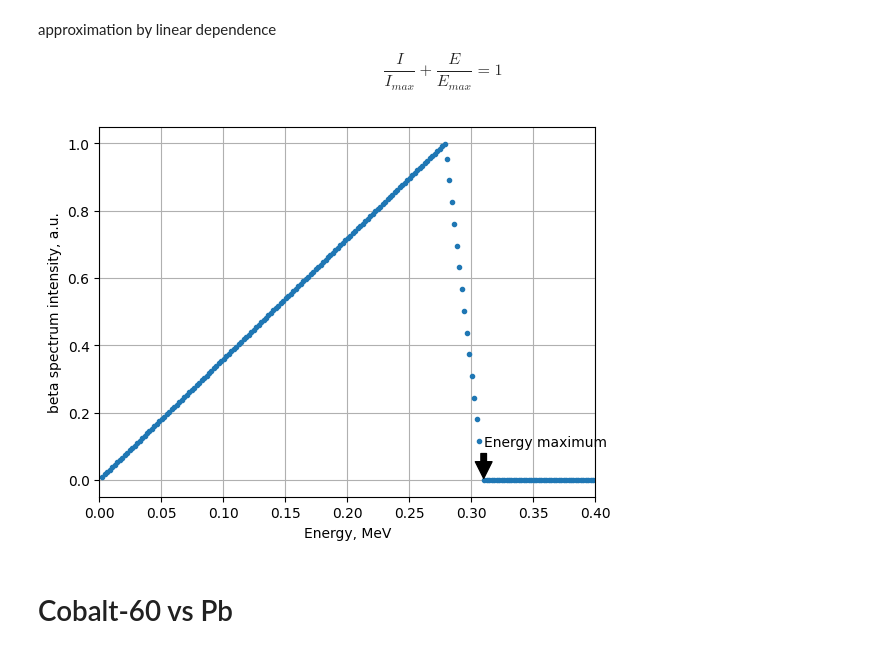
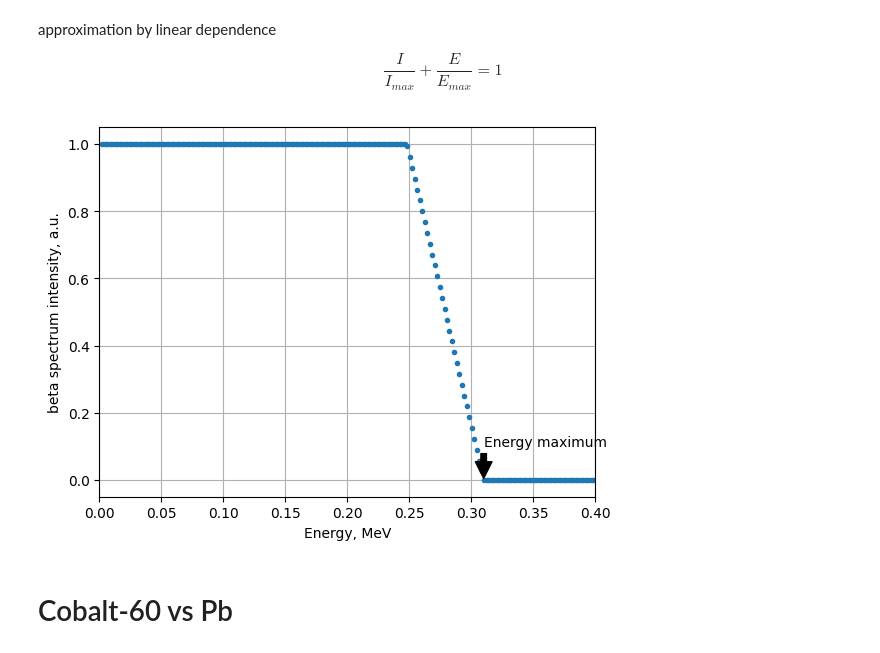
Before and after one commit to evgeny-kolonsky/Lab4, a Jupyter notebook: NU/Attenuation_model.ipynb, the cells around one changed output. Cells and saved outputs as stored; diff of their text form; code cells hidden in the pictures.

```diff
--- a/NU/Attenuation_model.ipynb
+++ b/NU/Attenuation_model.ipynb
@@ -332,47 +361,42 @@ $$
 \frac{I}{I_{max}} + \frac{E}{E_{max}} = 1
 $$
 # %%
-EMAX = 2.0 # MeV
-EMIN = 2.5e-3 #MeV
-N = 1000
-Espace = np.linspace(EMIN, EMAX, N)
-
 def zero_spectrum():
   I = Espace * 0
   return I
 
 
 def beta_spectrum(Emax):
-  Emid = Emax * 0.9 # intensity maximum energy coordinate
+  Emid = Emax * 0.8 # intensity maximum energy coordinate
   I  = zero_spectrum()
   mask = Espace >= Emid
   I[mask] =  (1 - Espace[mask]/Emax) * Emax / (Emax - Emid) # rude approximation by lines
   mask = Espace < Emid
-  I[mask] = Espace[mask] / Emid
+  I[mask] = 1 # Espace[mask] / Emid
   I[I < 0] = 0
   return I
 
 # delta-function
 def gamma_spectrum(Energy):
   I  = zero_spectrum()
   index = np.argmin(np.abs(np.array(Espace)-Energy))
   I[index] =  Energy
   return I
 
 # usage example
 
 beta_Emax = 0.31
 gamma_Energy = 1.173
 plt.plot(Espace, beta_spectrum(beta_Emax), '.')
 plt.xlabel('Energy, MeV')
 plt.ylabel('beta spectrum intensity, a.u.')
 plt.xlim(0.0, 0.4)
 plt.annotate('Energy maximum', xy=(beta_Emax, 0), xytext=(beta_Emax, 0.1), arrowprops=dict(facecolor='black', shrink=0.05))
 plt.grid()
 #plt.xscale('log')
 #plt.yscale('log')
 # %% [output]
-[figure, old version]
+[figure, new version]
 # %% [markdown]
 # Cobalt-60 vs Pb
 # %% [markdown]
```
Also changed, not shown: parts of 12 cells of this notebook.
